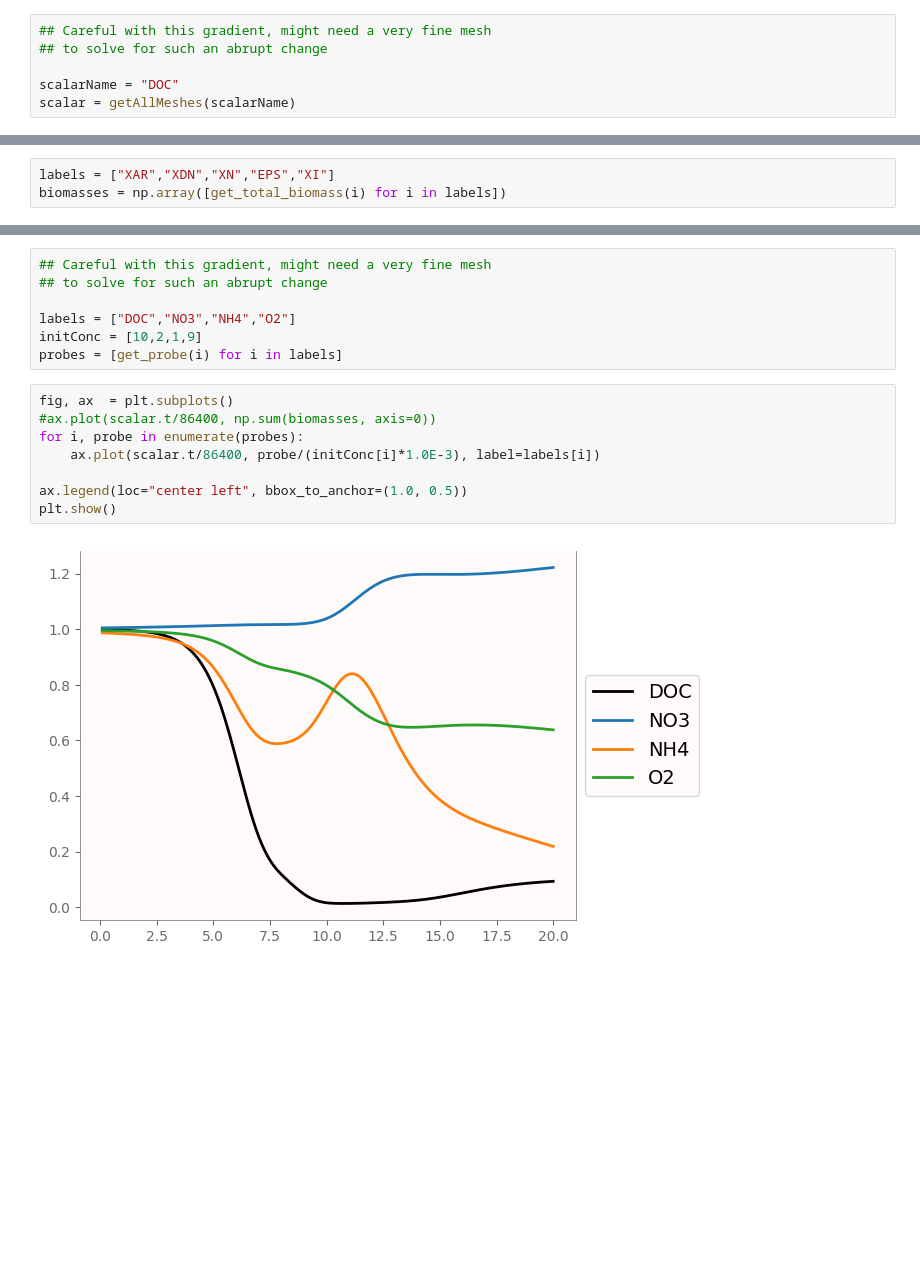
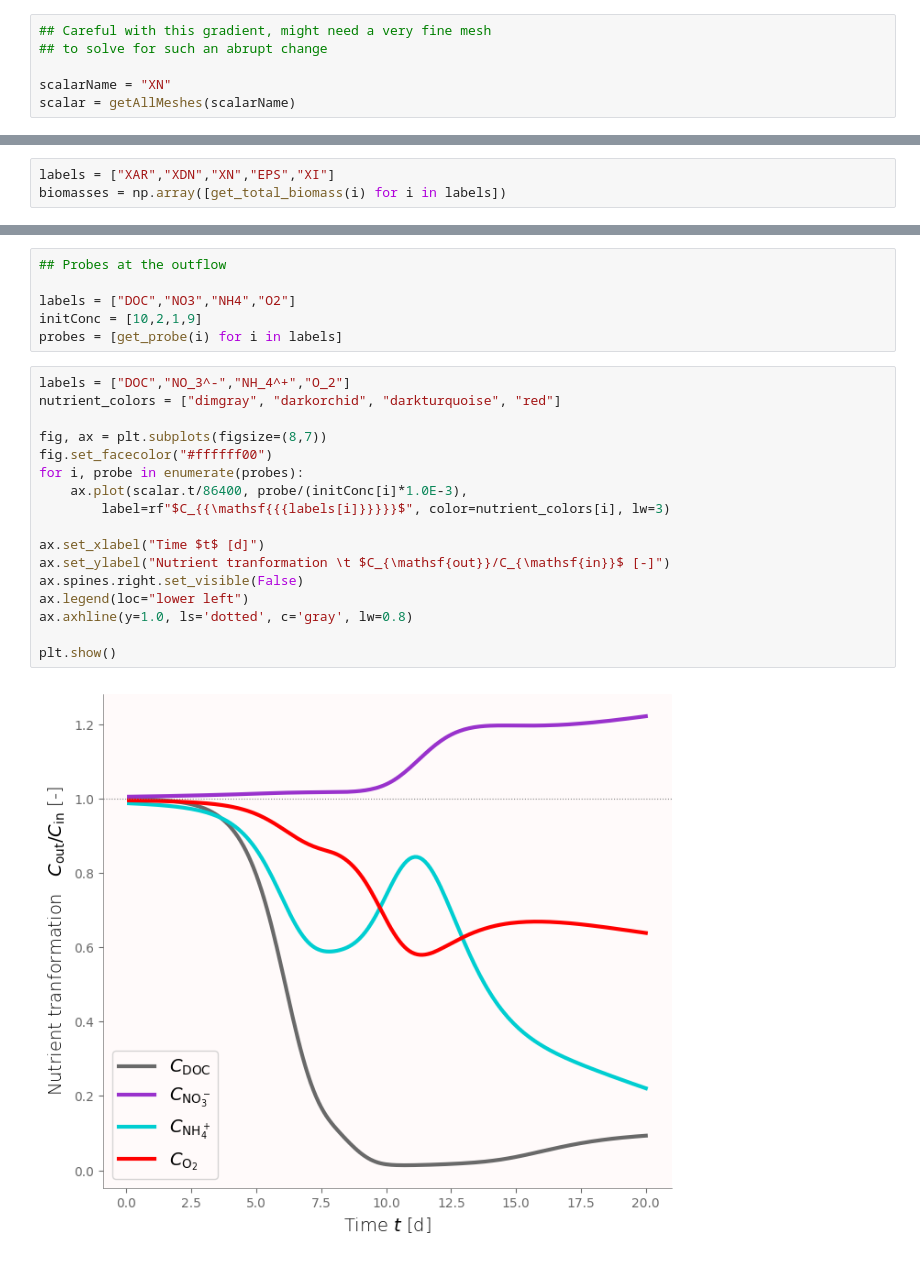
Before and after one commit to edsaac/ReactiveBiomass, a Jupyter notebook: experiments/Rosenzweig_2011.UnsatflowTransp/constantHead.ipynb, the cells around one changed output, grey strips where cells are left out. Drawn from its saved outputs; the diff is of its cells as text; blank space fills up the shorter version.

```diff
--- a/experiments/Rosenzweig_2011.UnsatflowTransp/constantHead.ipynb
+++ b/experiments/Rosenzweig_2011.UnsatflowTransp/constantHead.ipynb
@@ -104,7 +104,7 @@ def getAllMeshes(field:str):
 ## Careful with this gradient, might need a very fine mesh
 ## to solve for such an abrupt change
 
-scalarName = "DOC"
+scalarName = "XN"
 scalar = getAllMeshes(scalarName)
 # %%
 import matplotlib.colors as colors
@@ -161,19 +159,27 @@ plt.show()
 No artists with labels found to put in legend.  Note that artists whose label start with an underscore are ignored when legend() is called with no argument.
 [figure]
 # %%
-## Careful with this gradient, might need a very fine mesh
-## to solve for such an abrupt change
+## Probes at the outflow
 
 labels = ["DOC","NO3","NH4","O2"]
 initConc = [10,2,1,9]
 probes = [get_probe(i) for i in labels]
 # %%
-fig, ax  = plt.subplots()
-#ax.plot(scalar.t/86400, np.sum(biomasses, axis=0))
+labels = ["DOC","NO_3^-","NH_4^+","O_2"]
+nutrient_colors = ["dimgray", "darkorchid", "darkturquoise", "red"]
+
+fig, ax = plt.subplots(figsize=(8,7))
+fig.set_facecolor("#ffffff00")
 for i, probe in enumerate(probes):
-    ax.plot(scalar.t/86400, probe/(initConc[i]*1.0E-3), label=labels[i])
+    ax.plot(scalar.t/86400, probe/(initConc[i]*1.0E-3),
+        label=rf"$C_{{\mathsf{{{labels[i]}}}}}$", color=nutrient_colors[i], lw=3)
 
-ax.legend(loc="center left", bbox_to_anchor=(1.0, 0.5))
+ax.set_xlabel("Time $t$ [d]")
+ax.set_ylabel("Nutrient tranformation \t $C_{\mathsf{out}}/C_{\mathsf{in}}$ [-]")
+ax.spines.right.set_visible(False)
+ax.legend(loc="lower left")
+ax.axhline(y=1.0, ls='dotted', c='gray', lw=0.8)
+
 plt.show()
 # %% [output]
-[figure, old version]
+[figure, new version]
```
Also changed, not shown: parts of 4 cells of this notebook, 54 other files.
